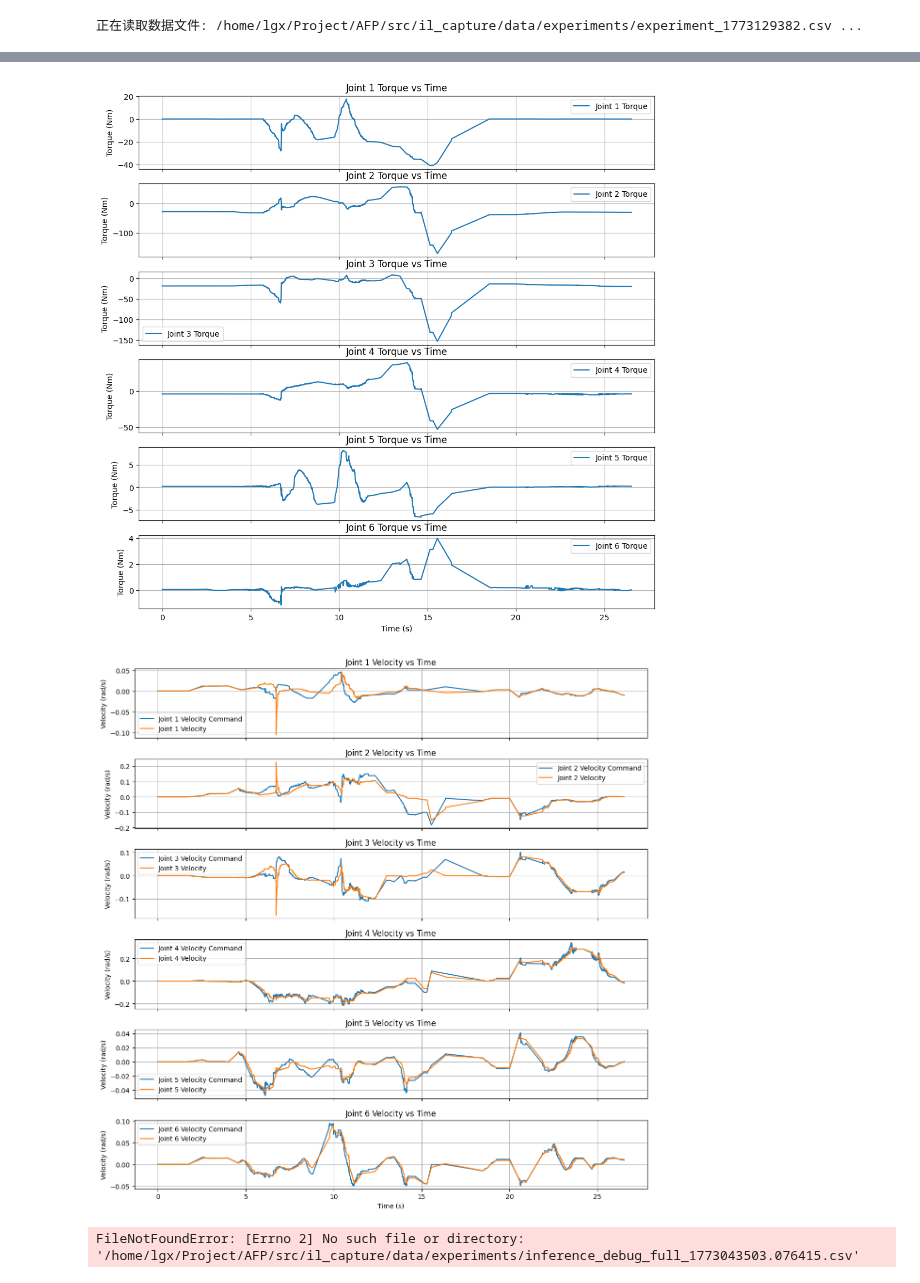
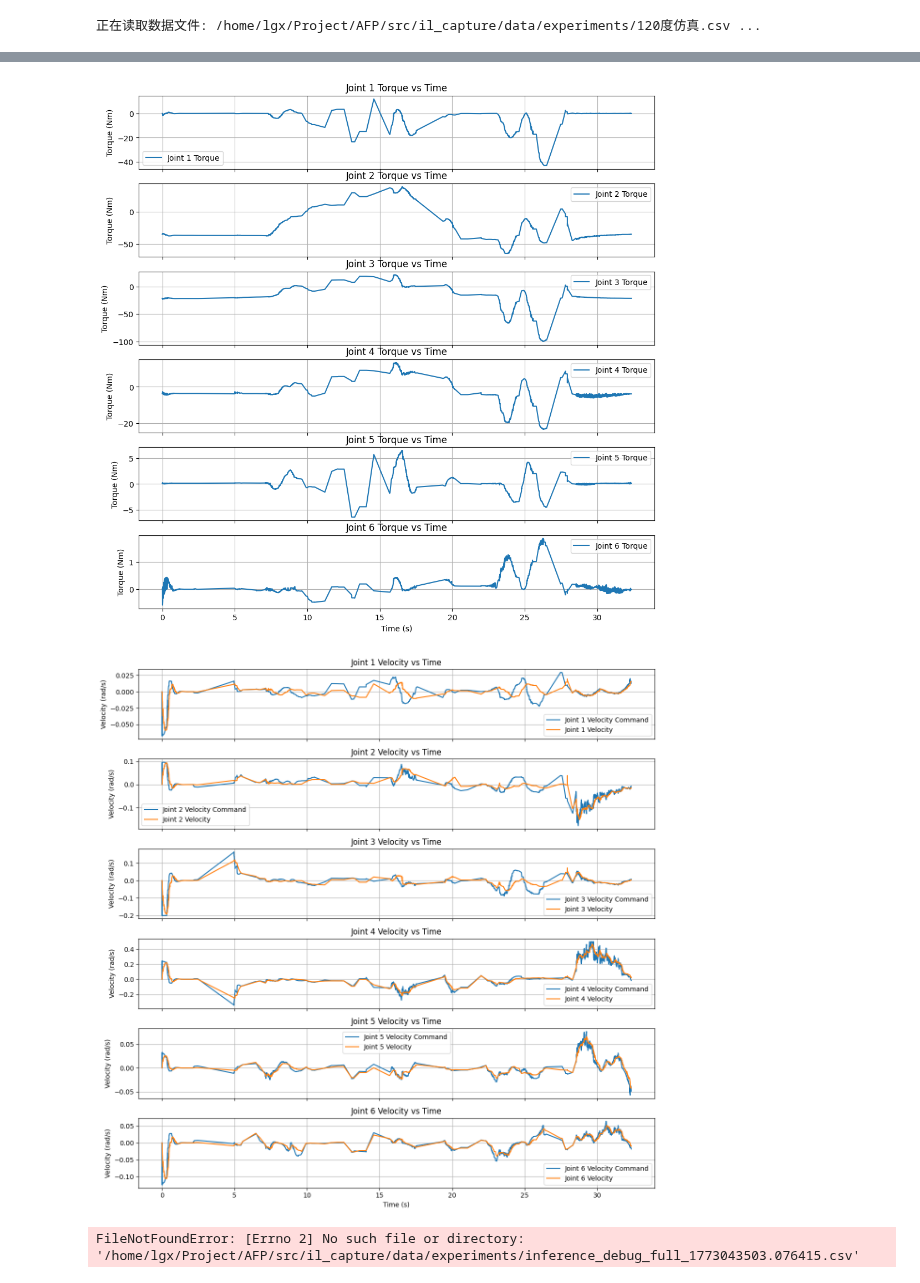
Before and after one commit to looooog0421/AFPController, a Jupyter notebook: src/il_capture/src/plot_recorder_data.ipynb, the cells around one changed output, grey strips where cells are left out. Drawn from its saved outputs; the diff is of its cells as text; code cells hidden in the pictures.

```diff
--- a/src/il_capture/src/plot_recorder_data.ipynb
+++ b/src/il_capture/src/plot_recorder_data.ipynb
@@ -40,7 +40,7 @@ def plot_robot_data(csv_file):
               label='Reference (Target)', color='black', linestyle='--', linewidth=2, alpha=0.7)
 
     # 实际末端轨迹 (运动学计算) - 蓝色实线
-    ax3d.plot(df['ee_pose_x'], df['ee_pose_y'], df['ee_pose_z'],
+    ax3d.plot(-df['ee_pose_x'], -df['ee_pose_y'], df['ee_pose_z'],
               label='End-Effector (Kinematics)', color='blue', linewidth=2)
 
     # Pin 轨迹 (动捕/外部标记) - 红色实线
@@ -78,7 +78,7 @@ def plot_robot_data(csv_file):
     axes_xyz[1].grid(True)
 
     # Z 轴
-    axes_xyz[2].plot(time, df['ref_pose_z']+0.055, 'k--', label='Ref Z')
+    axes_xyz[2].plot(time, df['ref_pose_z'], 'k--', label='Ref Z')
     axes_xyz[2].plot(time, df['ee_pose_z'], 'b-', label='EE Z')
     axes_xyz[2].plot(time, df['pin_z'], 'r-', label='Pin Z')
     axes_xyz[2].set_ylabel('Z Position (m)')
@@ -139,7 +139,7 @@ def plot_robot_data(csv_file):
 
 if __name__ == "__main__":
     # 替换为你实际的 CSV 文件路径
-    csv_file_path = '/home/lgx/Project/AFP/src/il_capture/data/experiments/experiment_1773129382.csv'
+    csv_file_path = '/home/lgx/Project/AFP/src/il_capture/data/experiments/120度仿真.csv'
     plot_robot_data(csv_file_path)
 # %% [output]
-正在读取数据文件: /home/lgx/Project/AFP/src/il_capture/data/experiments/experiment_1773129382.csv ...
+正在读取数据文件: /home/lgx/Project/AFP/src/il_capture/data/experiments/120度仿真.csv ...
@@ -149,5 +149,5 @@ if __name__ == "__main__":
-[figure, old version]
+[figure, new version]
-[figure, old version]
+[figure, new version]
 # %%
 import pandas as pd
 import numpy as np
```
Also changed, not shown: parts of 1 cell of this notebook, 32 other files.
